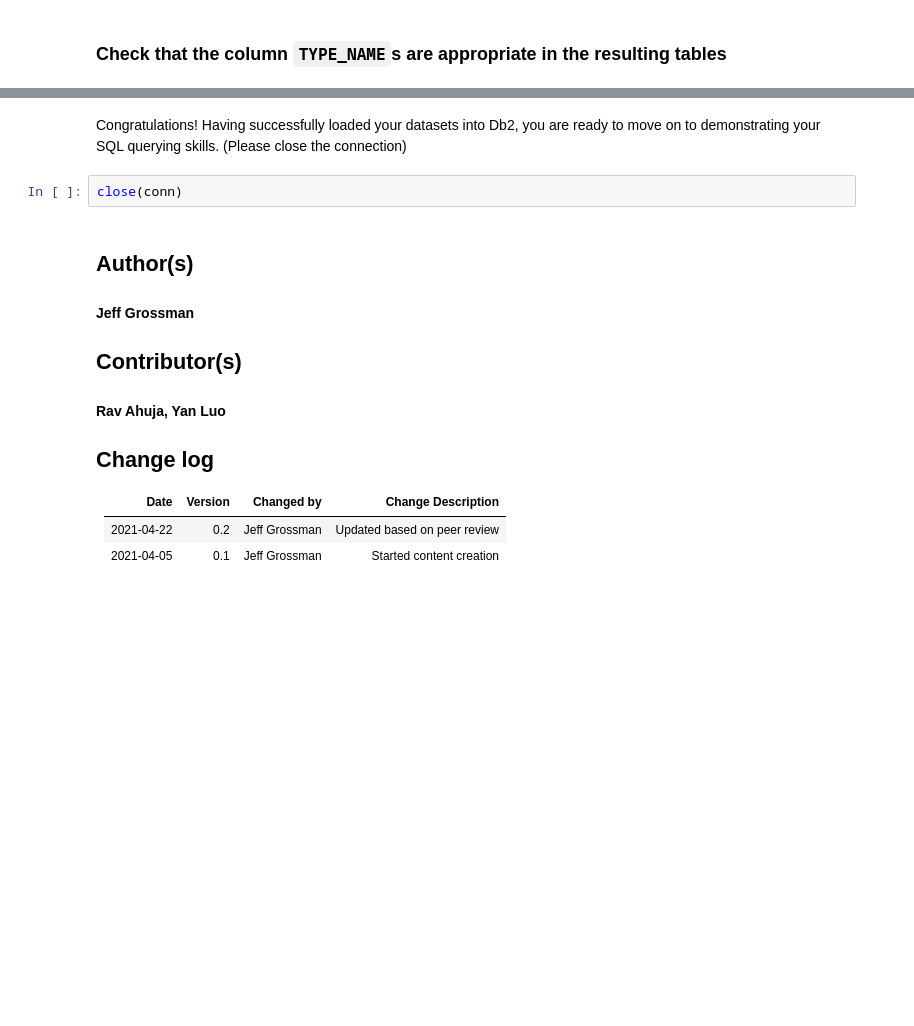
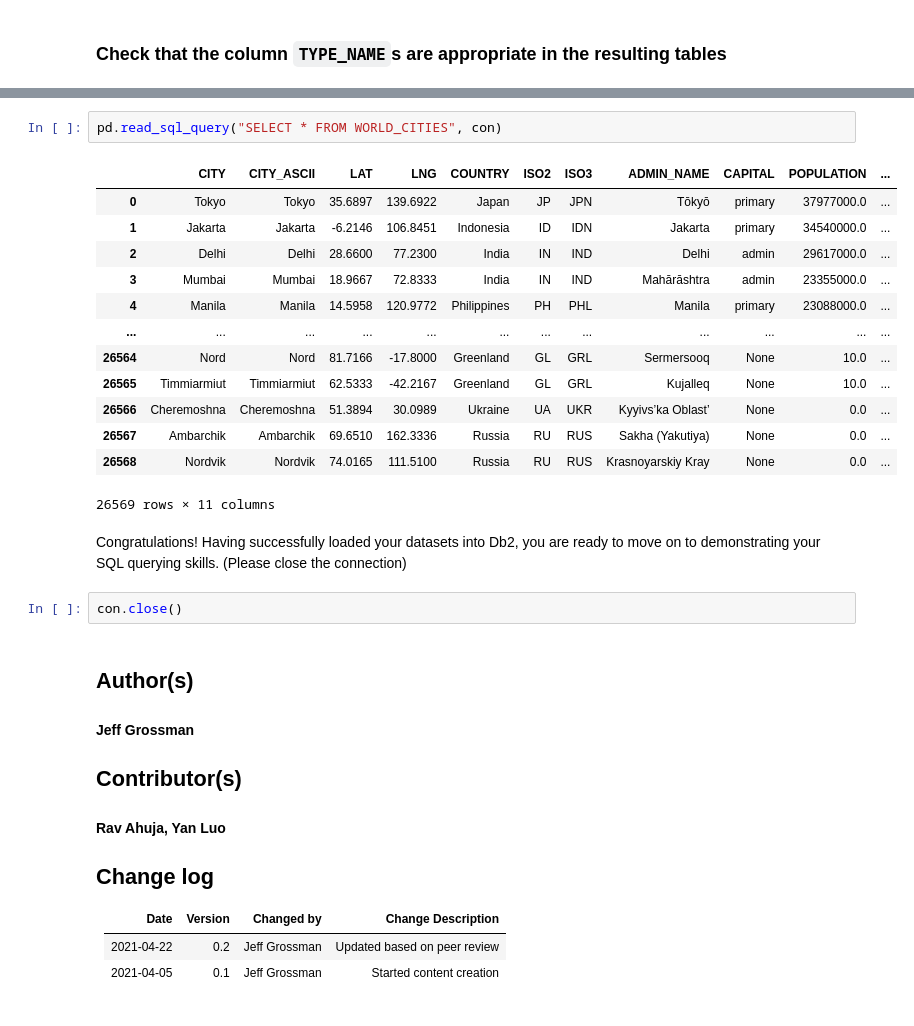
Before and after one commit to dennislamcv1/IBMDExcel-R, a Jupyter notebook: Data Science with R Capstone Project/Lab-Jupyter-Load-to-Db2.ipynb, the cells around one changed output, grey strips where cells are left out. Drawn from its saved outputs; the diff is of its cells as text; blank space fills up the shorter version.

```diff
--- a/Data Science with R Capstone Project/Lab-Jupyter-Load-to-Db2.ipynb
+++ b/Data Science with R Capstone Project/Lab-Jupyter-Load-to-Db2.ipynb
@@ -173,7 +242,23 @@ sqlColumns(conn, "SEOUL_BIKE_SHARING")
+# %%
+pd.read_sql_query("SELECT * FROM WORLD_CITIES", con)
+# %% [output]
+|  | CITY | CITY_ASCII | LAT | LNG | COUNTRY | ISO2 | ISO3 | ADMIN_NAME | CAPITAL | POPULATION | ... |
+| 0 | Tokyo | Tokyo | 35.6897 | 139.6922 | Japan | JP | JPN | Tōkyō | primary | 37977000.0 | ... |
+| 1 | Jakarta | Jakarta | -6.2146 | 106.8451 | Indonesia | ID | IDN | Jakarta | primary | 34540000.0 | ... |
+| 2 | Delhi | Delhi | 28.6600 | 77.2300 | India | IN | IND | Delhi | admin | 29617000.0 | ... |
+| 3 | Mumbai | Mumbai | 18.9667 | 72.8333 | India | IN | IND | Mahārāshtra | admin | 23355000.0 | ... |
+| 4 | Manila | Manila | 14.5958 | 120.9772 | Philippines | PH | PHL | Manila | primary | 23088000.0 | ... |
+| ... | ... | ... | ... | ... | ... | ... | ... | ... | ... | ... | ... |
+| 26564 | Nord | Nord | 81.7166 | -17.8000 | Greenland | GL | GRL | Sermersooq | None | 10.0 | ... |
+| 26565 | Timmiarmiut | Timmiarmiut | 62.5333 | -42.2167 | Greenland | GL | GRL | Kujalleq | None | 10.0 | ... |
+| 26566 | Cheremoshna | Cheremoshna | 51.3894 | 30.0989 | Ukraine | UA | UKR | Kyyivs’ka Oblast’ | None | 0.0 | ... |
+| 26567 | Ambarchik | Ambarchik | 69.6510 | 162.3336 | Russia | RU | RUS | Sakha (Yakutiya) | None | 0.0 | ... |
+| 26568 | Nordvik | Nordvik | 74.0165 | 111.5100 | Russia | RU | RUS | Krasnoyarskiy Kray | None | 0.0 | ... |
+26569 rows × 11 columns
 # %% [markdown]
 Congratulations! Having successfully loaded your datasets into Db2, you are ready to move on to demonstrating your SQL querying skills. (Please close the connection)
-# %%
-close(conn)
+# %%
+con.close()
 # %% [markdown]
 ## Author(s)
 
```
Also changed, not shown: parts of 23 cells of this notebook, 2 other files.
